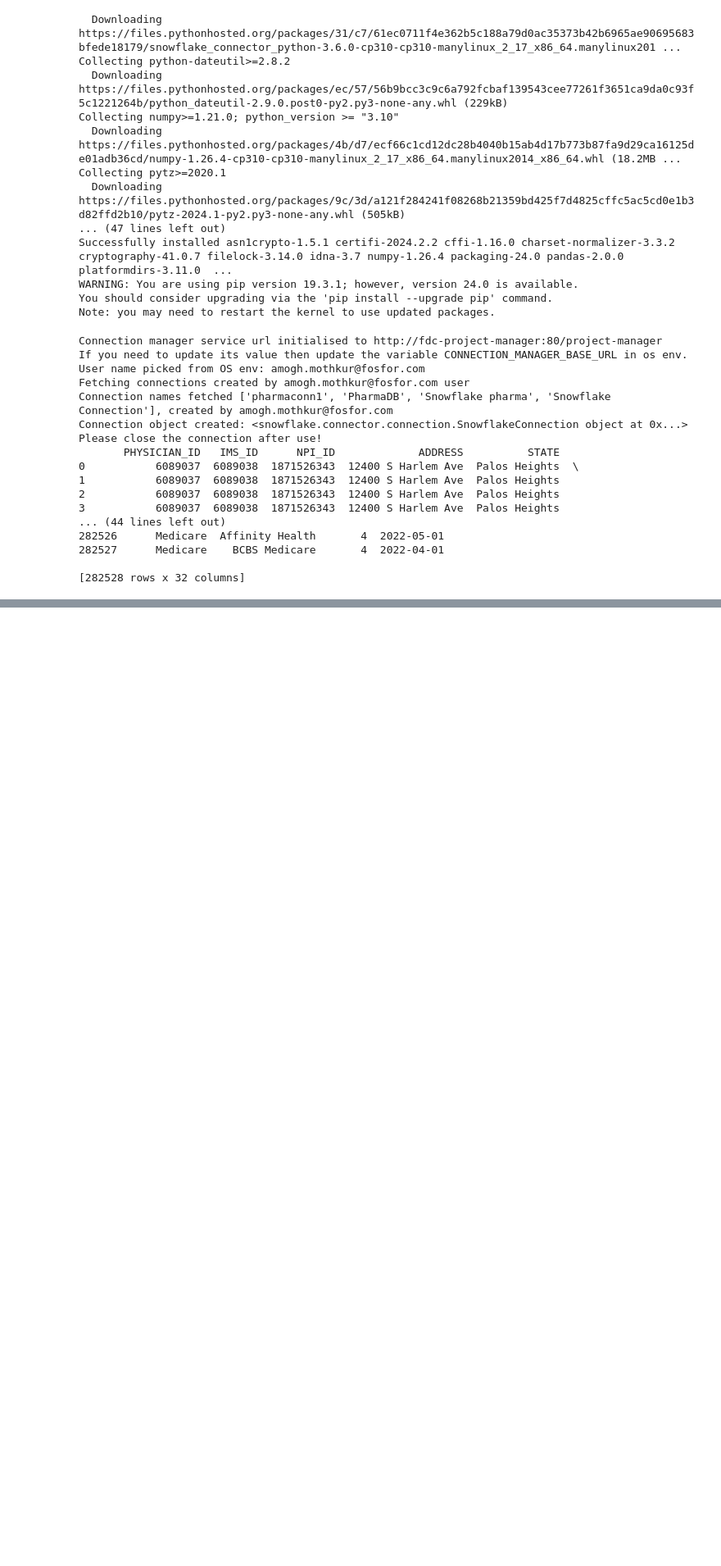
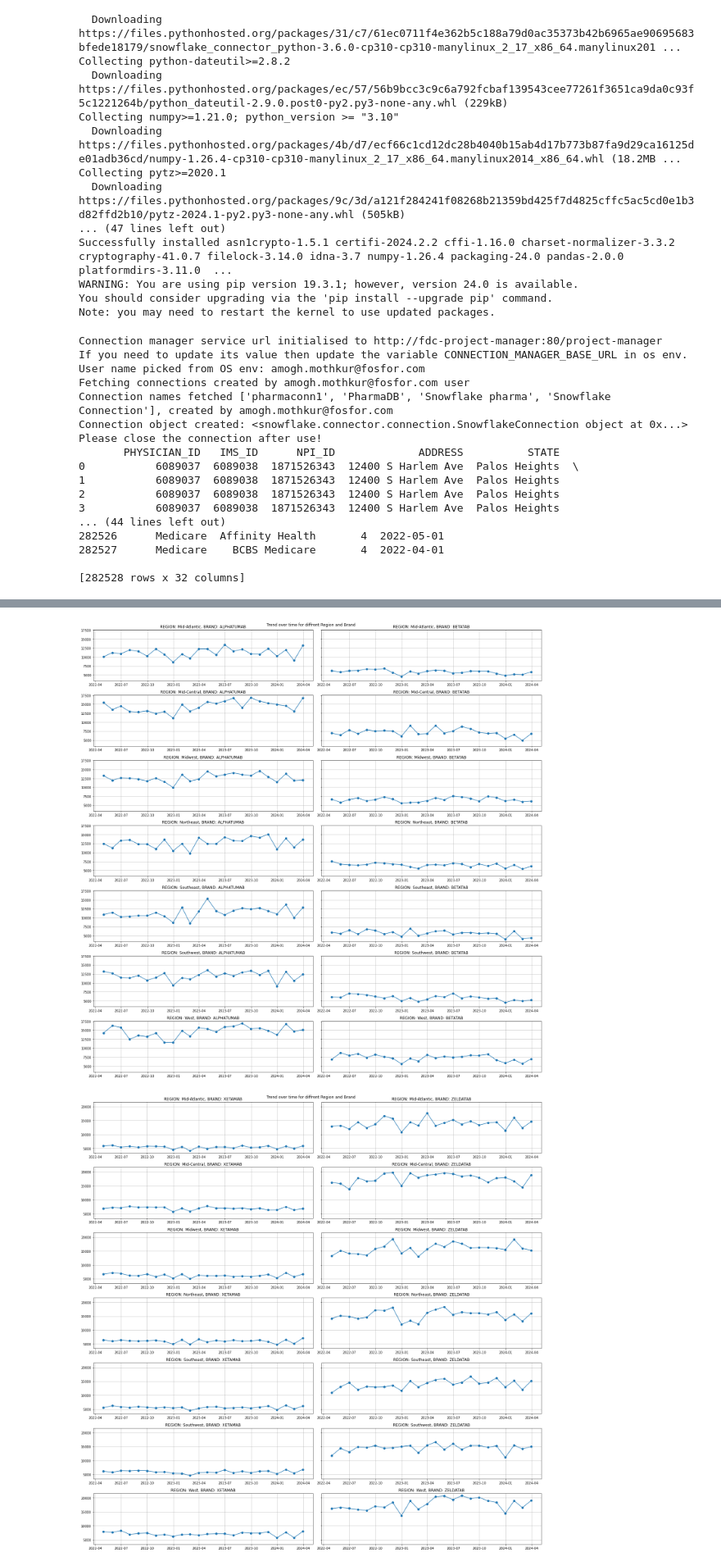
Before and after one commit to Amoghm123/pharmatest, a Jupyter notebook: Untitled.ipynb, the cells around one changed output, grey strips where cells are left out. Shown: that part at 82% size. Drawn from its saved outputs; the diff is of its cells as text; code cells hidden in the pictures; blank space fills up the shorter version.

```diff
--- a/Untitled.ipynb
+++ b/Untitled.ipynb
@@ -64,0 +97,33 @@ NameError: name 'dataset' is not defined
+# %%
+dataset['DATE'] = pd.to_datetime(dataset['DATE'])
+grouped_data = dataset.groupby(['BRAND' , 'REGION', pd.Grouper(key = 'DATE', freq= 'M')]).sum().reset_index()
+region_list = grouped_data['REGION'].unique()
+brand_list = grouped_data['BRAND'].unique()
+fig1,axs1 = plt.subplots(len(region_list), 2 , figsize = (20,20), sharey=True)
+fig1.suptitle('Trend over time for diffrent Region and Brand')
+
+for i, region in enumerate(region_list):
+    for j, brand in enumerate(brand_list[:2]):
+        region_brand_data = grouped_data[(grouped_data['REGION']== region) & (grouped_data['BRAND'] == brand)]
+        axs1[i,j].plot(region_brand_data['DATE'], region_brand_data['TRX'] , marker='o' , linestyle='-')
+        axs1[i,j].set_title(f'REGION: {region}, BRAND: {brand}')
+        axs1[i,j].set_xlable = ('Time')
+        axs1[i,j].set_ylable = ('No of TRx')
+        axs1[i,j].grid(True)
+plt.tight_layout()
+plt.show()
+fig2,axs2 = plt.subplots(len(region_list), 2 , figsize = (20,20), sharey=True)
+fig2.suptitle('Trend over time for diffrent Region and Brand')
+for i, region in enumerate(region_list):
+    for j, brand in enumerate(brand_list[2:]):
+        region_brand_data = grouped_data[(grouped_data['REGION']== region) & (grouped_data['BRAND'] == brand)]
+        axs2[i,j].plot(region_brand_data['DATE'], region_brand_data['TRX'] , marker='o' , linestyle='-')
+        axs2[i,j].set_title(f'REGION: {region}, BRAND: {brand}')
+        axs2[i,j].set_xlable = ('Time')
+        axs2[i,j].set_ylable = ('No of TRx')
+        axs2[i,j].grid(True)
+plt.tight_layout()
+plt.show()
+# %% [output]
+[figure, added]
+[figure, added]
```
Also changed, not shown: parts of 6 cells of this notebook.
